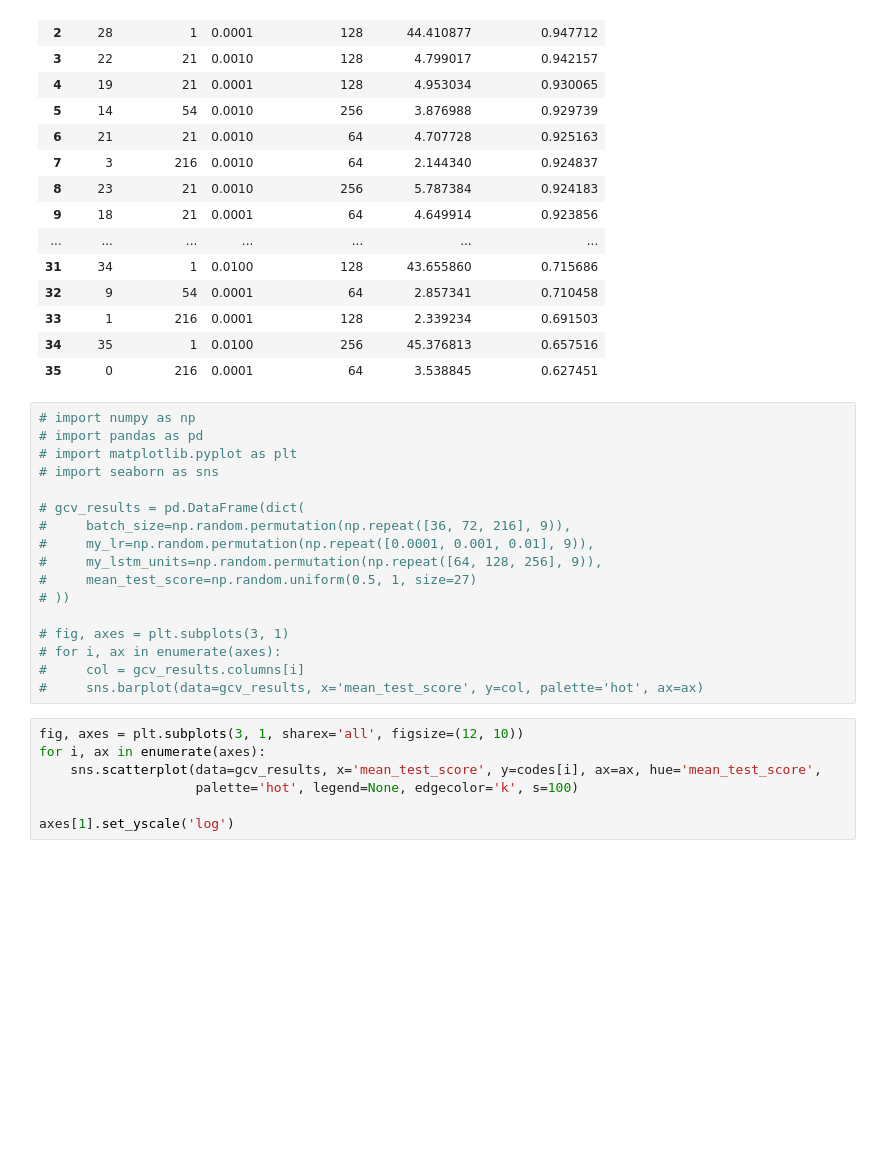
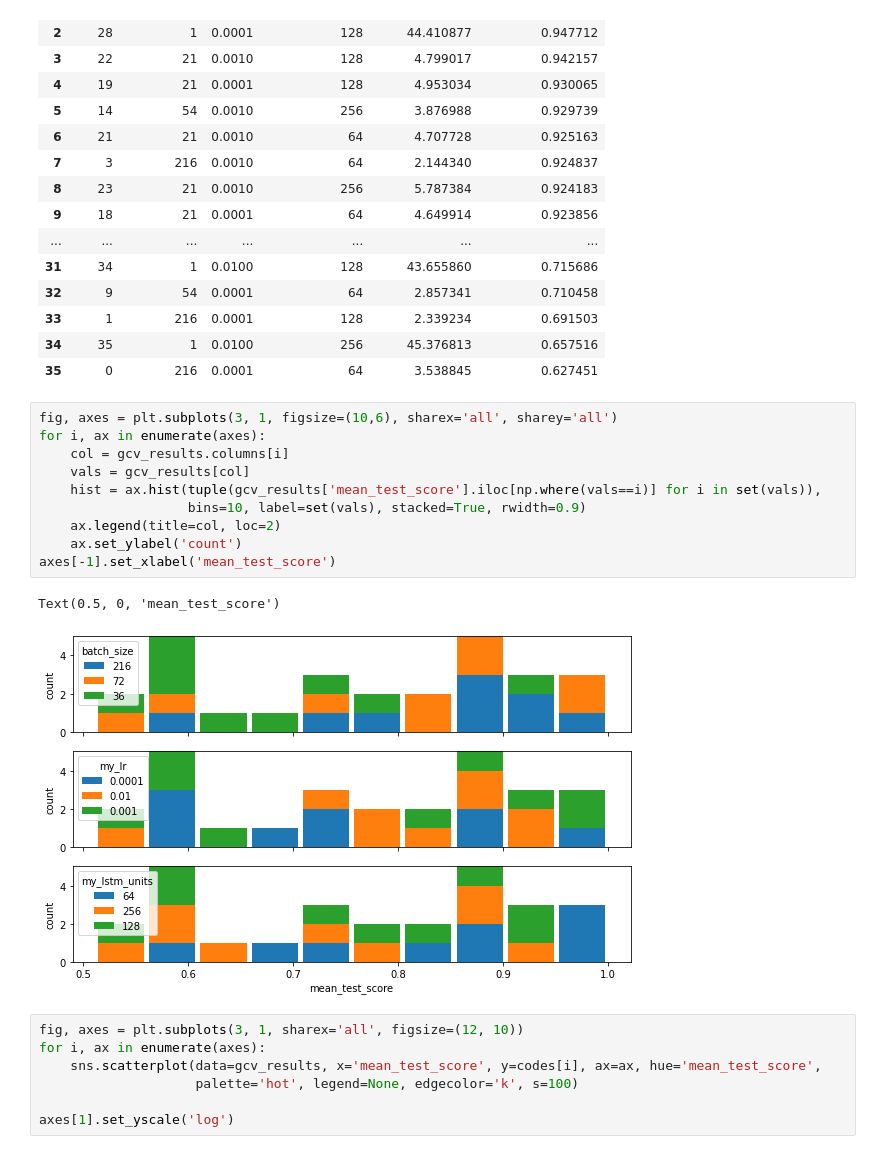
Before and after one commit to animaviridis/dmv-practicals, a Jupyter notebook: assessment/assignment1/task2/task2.ipynb, the cells around one changed output. Saved outputs shown, nothing was run; the diff lists cells and outputs as text; blank space fills up the shorter version.

Commit message:
[Assignment 1][Task 2] Histogram for grid search results

```diff
--- a/assessment/assignment1/task2/task2.ipynb
+++ b/assessment/assignment1/task2/task2.ipynb
@@ -342,23 +342,19 @@ gcv_results
 | 33 | 1 | 216 | 0.0001 | 128 | 2.339234 | 0.691503 |
 | 34 | 35 | 1 | 0.0100 | 256 | 45.376813 | 0.657516 |
 | 35 | 0 | 216 | 0.0001 | 64 | 3.538845 | 0.627451 |
-# %%
-# import numpy as np
-# import pandas as pd
-# import matplotlib.pyplot as plt
-# import seaborn as sns
-
-# gcv_results = pd.DataFrame(dict(
-#     batch_size=np.random.permutation(np.repeat([36, 72, 216], 9)),
-#     my_lr=np.random.permutation(np.repeat([0.0001, 0.001, 0.01], 9)),
-#     my_lstm_units=np.random.permutation(np.repeat([64, 128, 256], 9)),
-#     mean_test_score=np.random.uniform(0.5, 1, size=27)
-# ))
-
-# fig, axes = plt.subplots(3, 1)
-# for i, ax in enumerate(axes):
-#     col = gcv_results.columns[i]
-#     sns.barplot(data=gcv_results, x='mean_test_score', y=col, palette='hot', ax=ax)
+# %%
+fig, axes = plt.subplots(3, 1, figsize=(10,6), sharex='all', sharey='all')
+for i, ax in enumerate(axes):
+    col = gcv_results.columns[i]
+    vals = gcv_results[col]
+    hist = ax.hist(tuple(gcv_results['mean_test_score'].iloc[np.where(vals==i)] for i in set(vals)),
+                   bins=10, label=set(vals), stacked=True, rwidth=0.9)
+    ax.legend(title=col, loc=2)
+    ax.set_ylabel('count')
+axes[-1].set_xlabel('mean_test_score')
+# %% [output]
+Text(0.5, 0, 'mean_test_score')
+[figure, added]
 # %%
 fig, axes = plt.subplots(3, 1, sharex='all', figsize=(12, 10))
 for i, ax in enumerate(axes):
```
